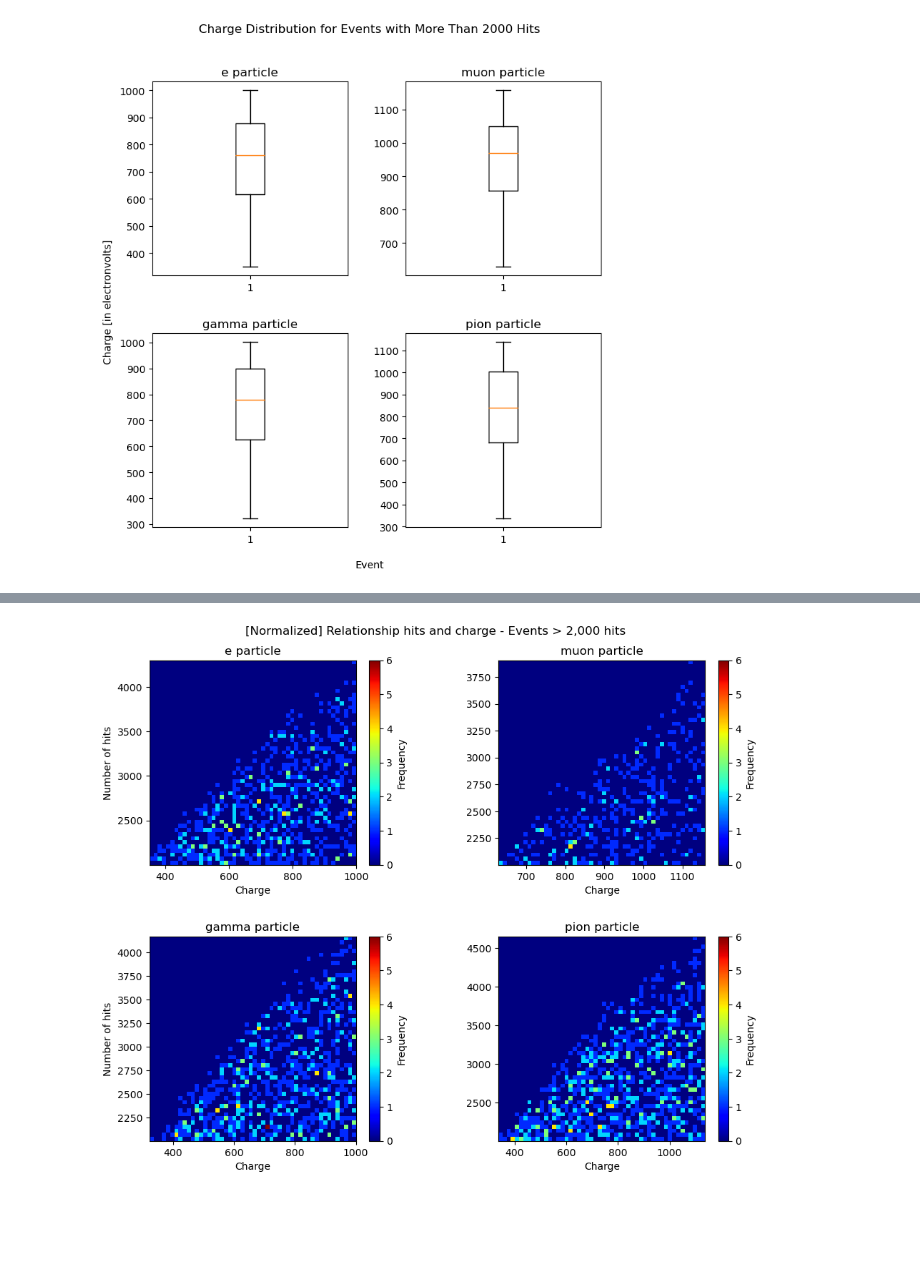
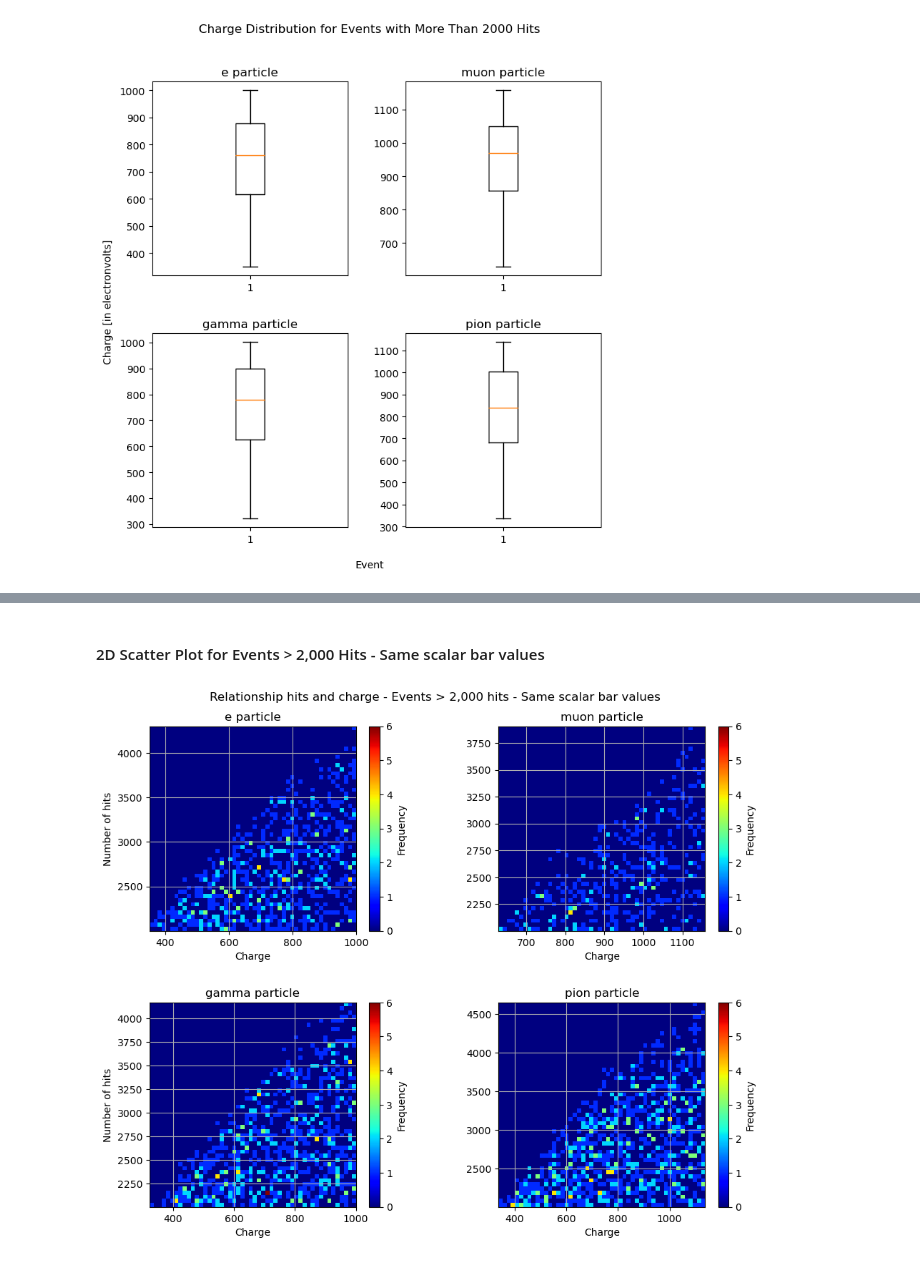
Before and after one commit to aaronvegu/WatChMaL_Research, a Jupyter notebook: multi_particles_hits_analysis.ipynb, the cells around one changed output, grey strips where cells are left out. Cells and saved outputs as stored; diff of their text form; code cells hidden in the pictures; blank space fills up the shorter version.

```diff
--- a/multi_particles_hits_analysis.ipynb
+++ b/multi_particles_hits_analysis.ipynb
@@ -202,0 +209,33 @@ plt.show()
+# %%
+# normalized to min-max values
+
+# Define the bins for the histograms
+bins = 50
+
+# Define the data for each particle type
+data = [
+    (charges_e, hits_e, 'e particle'),
+    (charges_m, hits_m, 'muon particle'),
+    (charges_g, hits_g, 'gamma particle'),
+    (charges_p, hits_p, 'pion particle')
+]
+
+plt.figure(figsize=(10, 8))
+plt.suptitle('MIN-MAX NORMALIZED - Relationship between charge and number of hits')
+
+for i, (charges, hits, label) in enumerate(data, 1):
+    plt.subplot(2, 2, i)
+    plt.title(label)
+
+    # Perform min-max normalization
+    charges_norm = (charges - np.min(charges)) / (np.max(charges) - np.min(charges))
+    hits_norm = (hits - np.min(hits)) / (np.max(hits) - np.min(hits))
+
+    im = plt.hist2d(charges_norm, hits_norm, bins=bins, cmap=plt.cm.jet)
+    plt.xlabel('Normalized Charge')
+    plt.ylabel('Normalized Number of Hits')
+    plt.colorbar(im[3]).set_label('Frequency')
+    plt.grid(True)
+
+plt.subplots_adjust(top=0.92, bottom=0.05, left=0.10, right=0.95, hspace=0.35, wspace=0.35)
+plt.show()
@@ -397,3 +444,5 @@ plt.show()
+# %% [markdown]
+#### 2D Scatter Plot for Events > 2,000 Hits - Same scalar bar values
 # %%
 # Create the figure and subplots
 fig, axs = plt.subplots(2, 2, figsize=(10, 8))
@@ -427,34 +476,38 @@ im1 = axs[0, 0].hist2d(sorted_charges_e, sorted_hits_e, bins=bins, cmap=cmap, no
 axs[0, 0].set_title('e particle')
 axs[0, 0].set_ylabel('Number of hits')
 axs[0, 0].set_xlabel('Charge')
+axs[0, 0].grid(True)
 cbar1 = fig.colorbar(im1[3], ax=axs[0, 0])
 cbar1.set_label('Frequency')
 
 # muon-particle
 im2 = axs[0, 1].hist2d(sorted_charges_m, sorted_hits_m, bins=bins, cmap=cmap, norm=norm)
 axs[0, 1].set_title('muon particle')
 axs[0, 1].set_xlabel('Charge')
+axs[0, 1].grid(True)
 cbar2 = fig.colorbar(im2[3], ax=axs[0, 1])
 cbar2.set_label('Frequency')
 
 # gamma-particle
 im3 = axs[1, 0].hist2d(sorted_charges_g, sorted_hits_g, bins=bins, cmap=cmap, norm=norm)
 axs[1, 0].set_title('gamma particle')
 axs[1, 0].set_ylabel('Number of hits')
 axs[1, 0].set_xlabel('Charge')
+axs[1, 0].grid(True)
 cbar3 = fig.colorbar(im3[3], ax=axs[1, 0])
 cbar3.set_label('Frequency')
 
 # pion-particle
 im4 = axs[1, 1].hist2d(sorted_charges_p, sorted_hits_p, bins=bins, cmap=cmap, norm=norm)
 axs[1, 1].set_title('pion particle')
 axs[1, 1].set_xlabel('Charge')
+axs[1, 1].grid(True)
 cbar4 = fig.colorbar(im4[3], ax=axs[1, 1])
 cbar4.set_label('Frequency')
 
 # Adjust spacing and display the plot
-plt.suptitle('[Normalized] Relationship hits and charge - Events > 2,000 hits')
+plt.suptitle('Relationship hits and charge - Events > 2,000 hits - Same scalar bar values')
 plt.subplots_adjust(top=0.92, bottom=0.08, left=0.10, right=0.95, hspace=0.35, wspace=0.35)
 plt.show()
 # %% [output]
-[figure, old version]
+[figure, new version]
```
Also changed, not shown: parts of 12 cells of this notebook.
